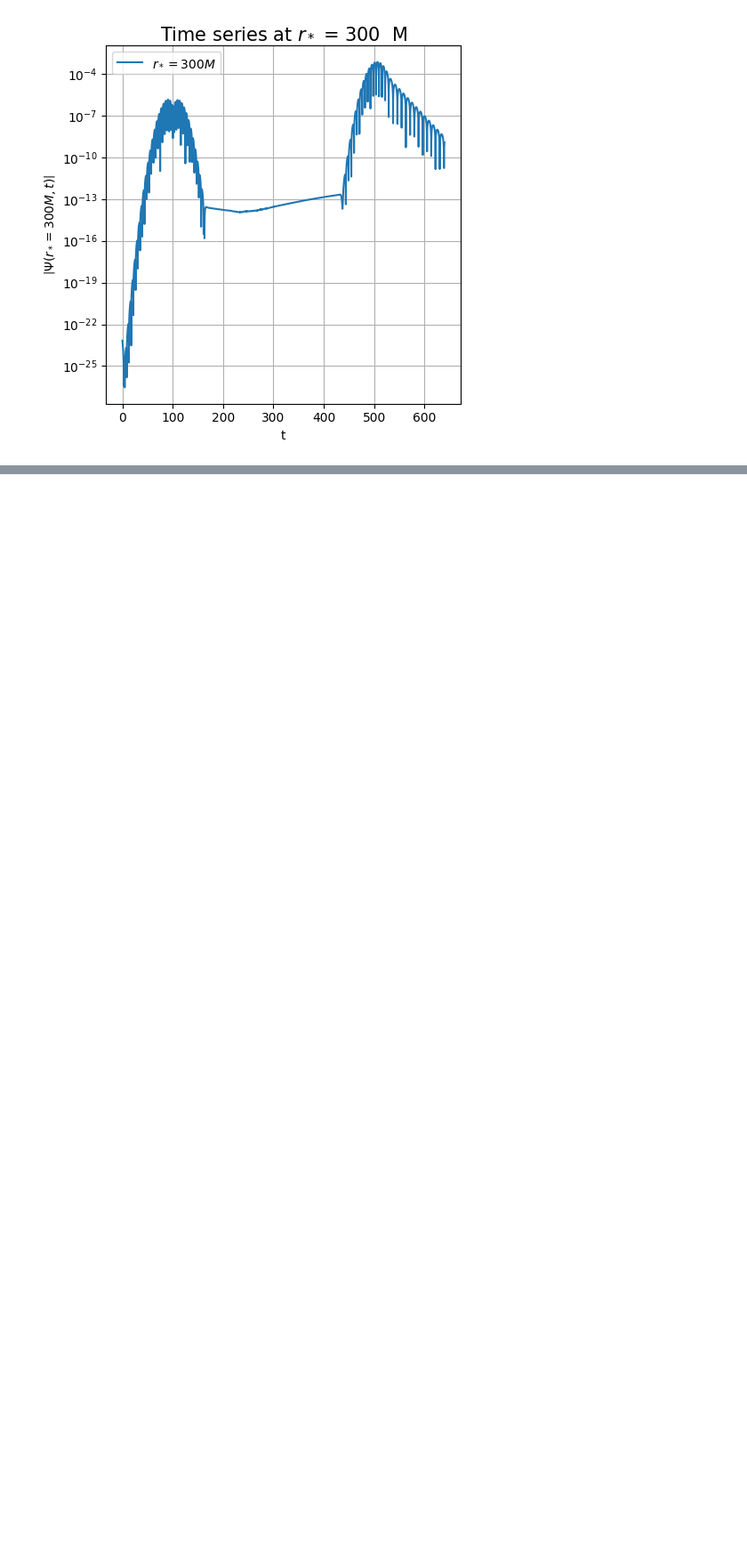
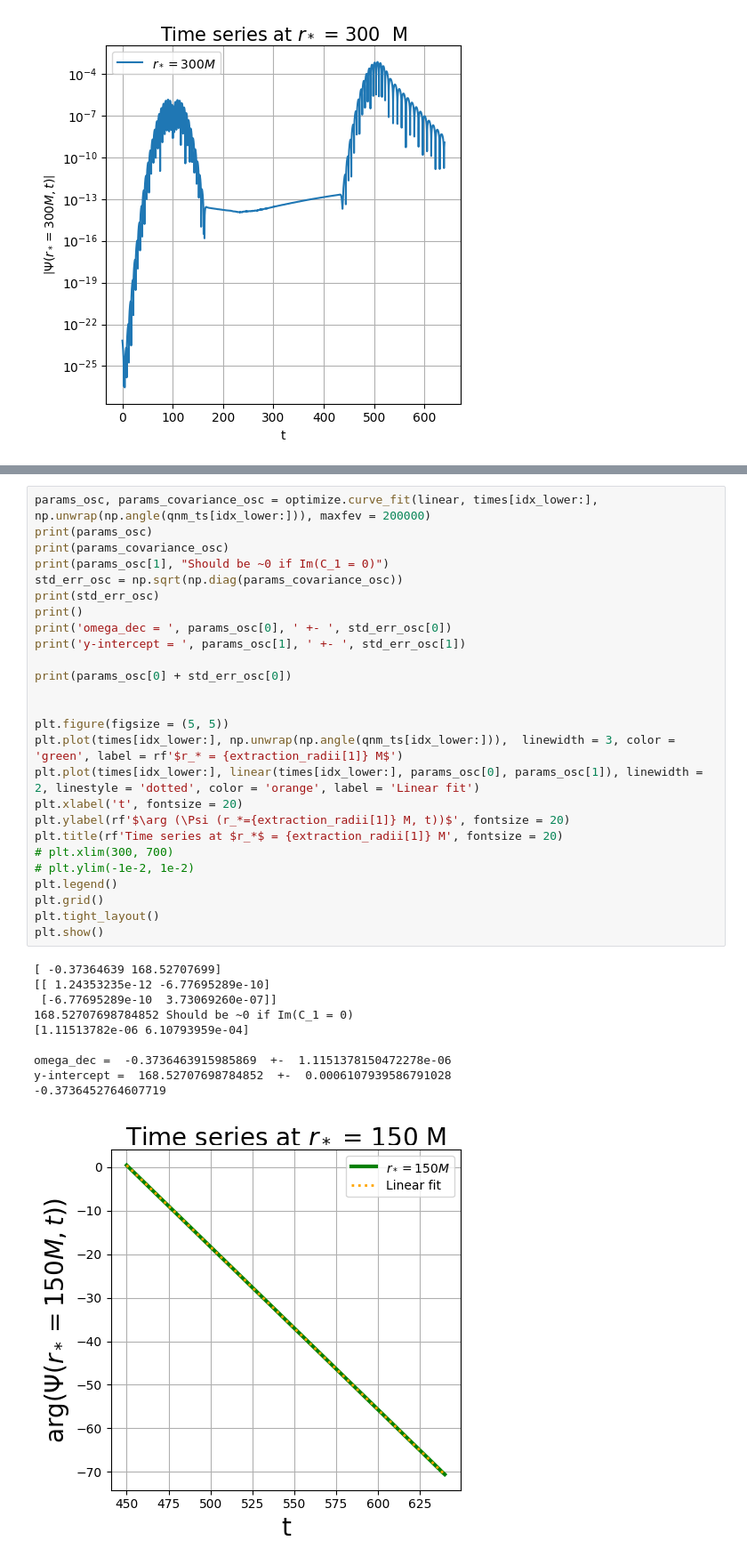
Before and after one commit to dakeerie/MSci-Project, a Jupyter notebook: Results.ipynb, the cells around one changed output, grey strips where cells are left out. Shown at 89% size. Cells and saved outputs as stored; diff of their text form; blank space fills up the shorter version.

```diff
--- a/Results.ipynb
+++ b/Results.ipynb
@@ -289 +313,38 @@ plt.tight_layout()
+# %%
+params_osc, params_covariance_osc = optimize.curve_fit(linear, times[idx_lower:], np.unwrap(np.angle(qnm_ts[idx_lower:])), maxfev = 200000)
+print(params_osc)
+print(params_covariance_osc)
+print(params_osc[1], "Should be ~0 if Im(C_1 = 0)")
+std_err_osc = np.sqrt(np.diag(params_covariance_osc))
+print(std_err_osc)
+print()
+print('omega_dec = ', params_osc[0], ' +- ', std_err_osc[0])
+print('y-intercept = ', params_osc[1], ' +- ', std_err_osc[1])
+
+print(params_osc[0] + std_err_osc[0])
+
+
+plt.figure(figsize = (5, 5))
+plt.plot(times[idx_lower:], np.unwrap(np.angle(qnm_ts[idx_lower:])),  linewidth = 3, color = 'green', label = rf'$r_* = {extraction_radii[1]} M$')
+plt.plot(times[idx_lower:], linear(times[idx_lower:], params_osc[0], params_osc[1]), linewidth = 2, linestyle = 'dotted', color = 'orange', label = 'Linear fit')
+plt.xlabel('t', fontsize = 20)
+plt.ylabel(rf'$\arg (\Psi (r_*={extraction_radii[1]} M, t))$', fontsize = 20)
+plt.title(rf'Time series at $r_*$ = {extraction_radii[1]} M', fontsize = 20)
+# plt.xlim(300, 700)
+# plt.ylim(-1e-2, 1e-2)
+plt.legend()
+plt.grid()
+plt.tight_layout()
+plt.show()
+# %% [output]
+[ -0.37364639 168.52707699]
+[[ 1.24353235e-12 -6.77695289e-10]
+ [-6.77695289e-10  3.73069260e-07]]
+168.52707698784852 Should be ~0 if Im(C_1 = 0)
+[1.11513782e-06 6.10793959e-04]
+
+omega_dec =  -0.3736463915985869  +-  1.1151378150472278e-06
+y-intercept =  168.52707698784852  +-  0.0006107939586791028
+-0.3736452764607719
+[figure, added]
 # %%
```
Also changed, not shown: parts of 8 cells of this notebook.
